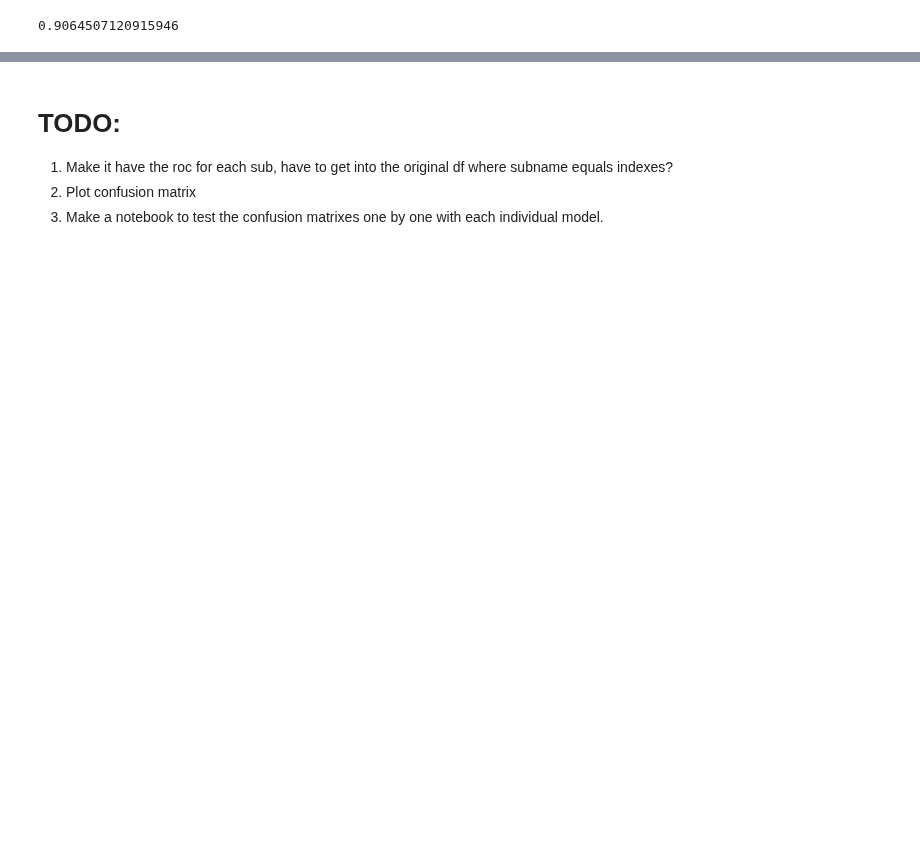
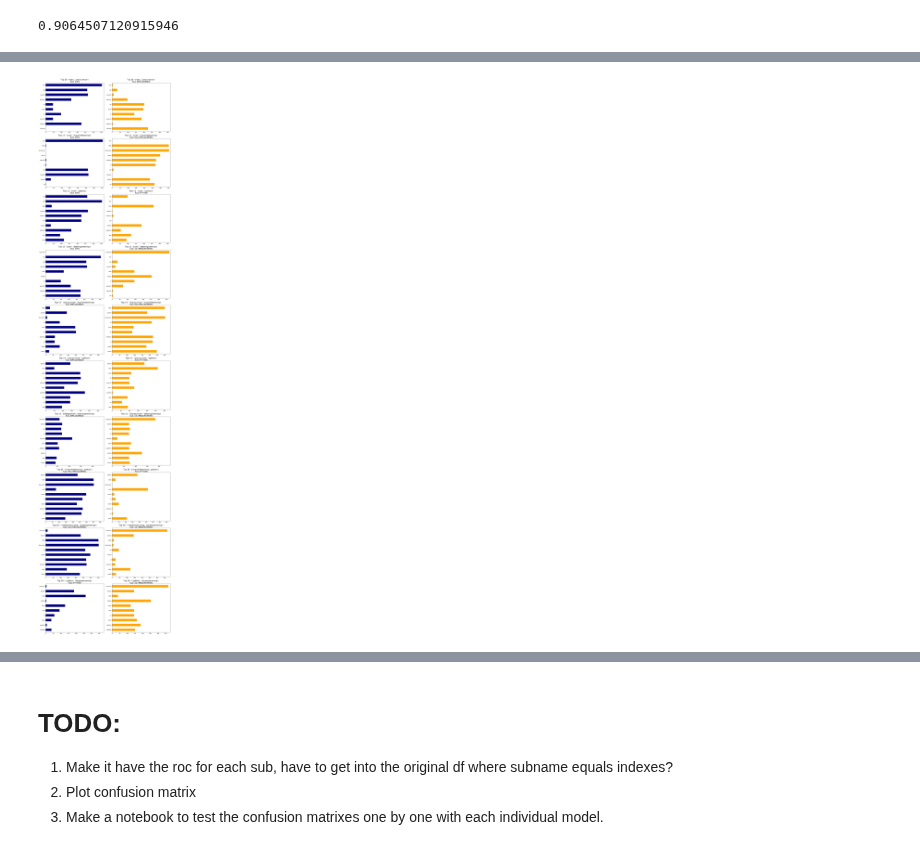
Before and after one commit to datapointchris/reddit-nlp, a Jupyter notebook: DS_Features and Plots.ipynb, the cells around one changed output, grey strips where cells are left out. Saved outputs shown, nothing was run; the diff lists cells and outputs as text; code cells hidden in the pictures; blank space fills up the shorter version.

```diff
--- a/DS_Features and Plots.ipynb
+++ b/DS_Features and Plots.ipynb
@@ -131,4 +166,6 @@ plt.subplots_adjust(left=.3)
 # coef_df['abs_coef'] = coef_df[0].abs()
 # coef_df.sort_values('abs_coef', ascending=False)[0].head(15).plot(kind='barh');
 # %%
-viz.plot_most_common_pairs(num_features=10)
+vect_viz.plot_most_common_pairs(num_features=10)
+# %% [output]
+[figure, added]
```
Also changed, not shown: parts of 14 cells of this notebook.
